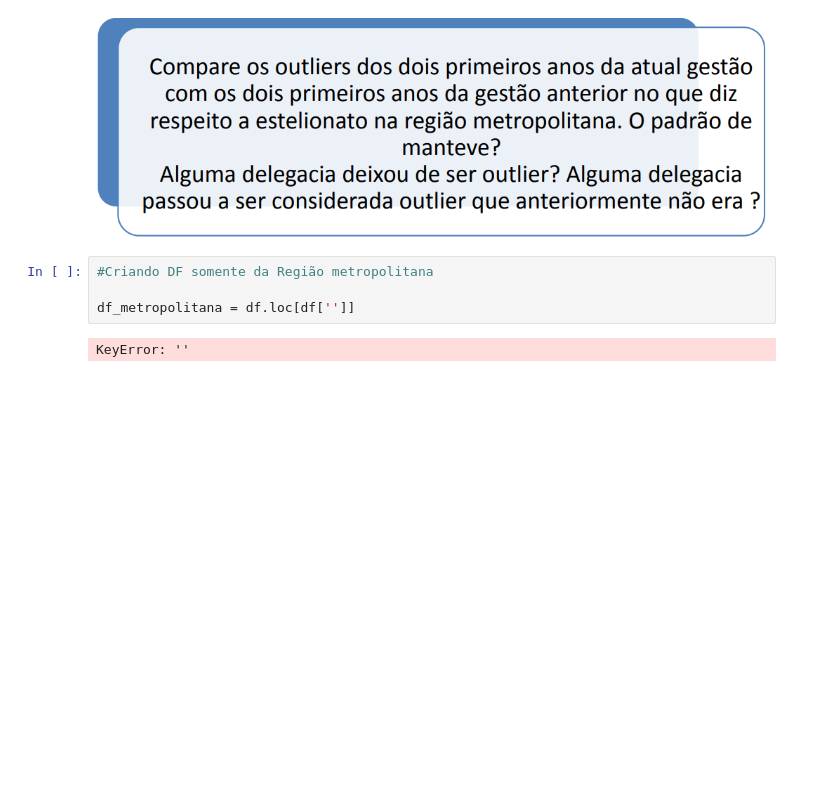
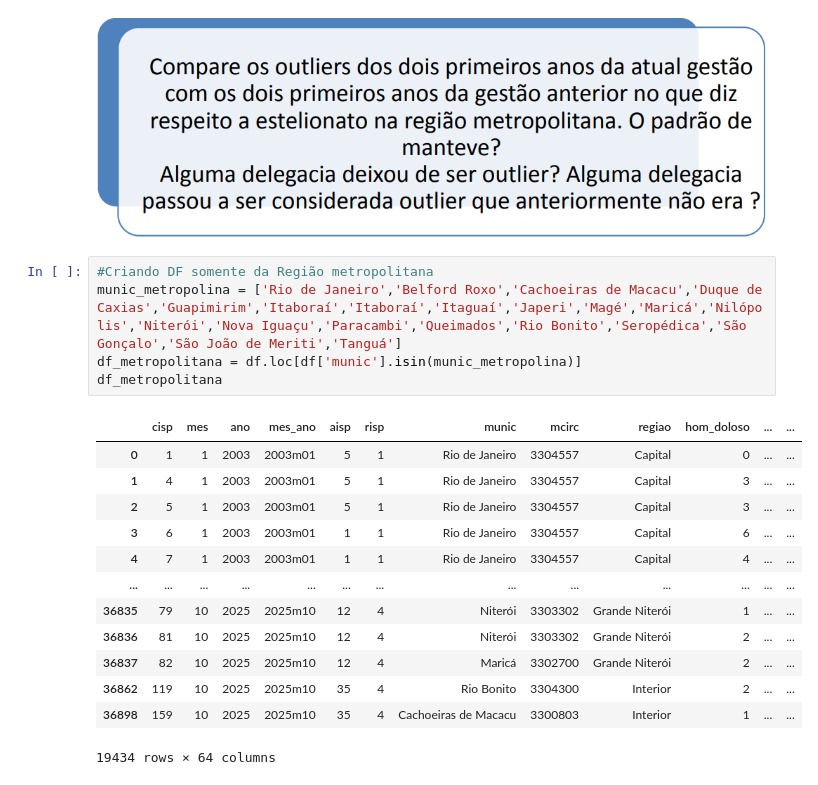
Before and after one commit to renanrib12/senac, a Jupyter notebook: aula2_desafio.ipynb, the cells around one changed output. Saved outputs shown, nothing was run; the diff lists cells and outputs as text; blank space fills up the shorter version.

```diff
--- a/aula2_desafio.ipynb
+++ b/aula2_desafio.ipynb
@@ -506,9 +506,22 @@ outlier_i_droga_upp
 |  | upp | apreensao_drogas |
 # %% [markdown]
 ![{4EA0C4FC-D22F-438B-A21C-068F5B644ABA}.png](attachment:{4EA0C4FC-D22F-438B-A21C-068F5B644ABA}.png)
-# %%
-#Criando DF somente da Região metropolitana
-
-df_metropolitana = df.loc[df['']]
-# %% [output]
-KeyError: ''
+# %%
+#Criando DF somente da Região metropolitana
+munic_metropolina = ['Rio de Janeiro','Belford Roxo','Cachoeiras de Macacu','Duque de Caxias','Guapimirim','Itaboraí','Itaboraí','Itaguaí','Japeri','Magé','Maricá','Nilópolis','Niterói','Nova Iguaçu','Paracambi','Queimados','Rio Bonito','Seropédica','São Gonçalo','São João de Meriti','Tanguá']
+df_metropolitana = df.loc[df['munic'].isin(munic_metropolina)]
+df_metropolitana
+# %% [output]
+|  | cisp | mes | ano | mes_ano | aisp | risp | munic | mcirc | regiao | hom_doloso | ... | ... |
+| 0 | 1 | 1 | 2003 | 2003m01 | 5 | 1 | Rio de Janeiro | 3304557 | Capital | 0 | ... | ... |
+| 1 | 4 | 1 | 2003 | 2003m01 | 5 | 1 | Rio de Janeiro | 3304557 | Capital | 3 | ... | ... |
+| 2 | 5 | 1 | 2003 | 2003m01 | 5 | 1 | Rio de Janeiro | 3304557 | Capital | 3 | ... | ... |
+| 3 | 6 | 1 | 2003 | 2003m01 | 1 | 1 | Rio de Janeiro | 3304557 | Capital | 6 | ... | ... |
+| 4 | 7 | 1 | 2003 | 2003m01 | 1 | 1 | Rio de Janeiro | 3304557 | Capital | 4 | ... | ... |
+| ... | ... | ... | ... | ... | ... | ... | ... | ... | ... | ... | ... | ... |
+| 36835 | 79 | 10 | 2025 | 2025m10 | 12 | 4 | Niterói | 3303302 | Grande Niterói | 1 | ... | ... |
+| 36836 | 81 | 10 | 2025 | 2025m10 | 12 | 4 | Niterói | 3303302 | Grande Niterói | 2 | ... | ... |
+| 36837 | 82 | 10 | 2025 | 2025m10 | 12 | 4 | Maricá | 3302700 | Grande Niterói | 2 | ... | ... |
+| 36862 | 119 | 10 | 2025 | 2025m10 | 35 | 4 | Rio Bonito | 3304300 | Interior | 2 | ... | ... |
+| 36898 | 159 | 10 | 2025 | 2025m10 | 35 | 4 | Cachoeiras de Macacu | 3300803 | Interior | 1 | ... | ... |
+19434 rows × 64 columns
```
Also changed, not shown: parts of 5 cells of this notebook.
